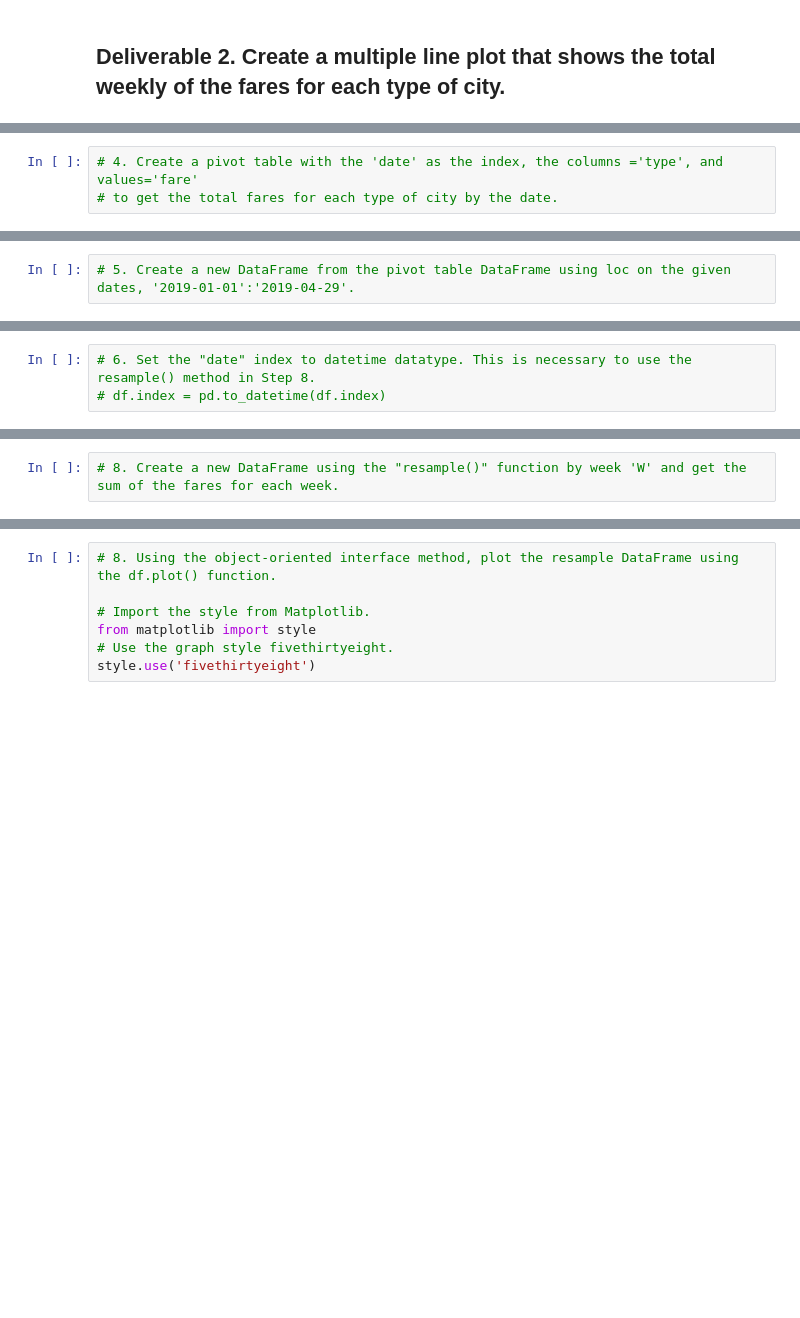
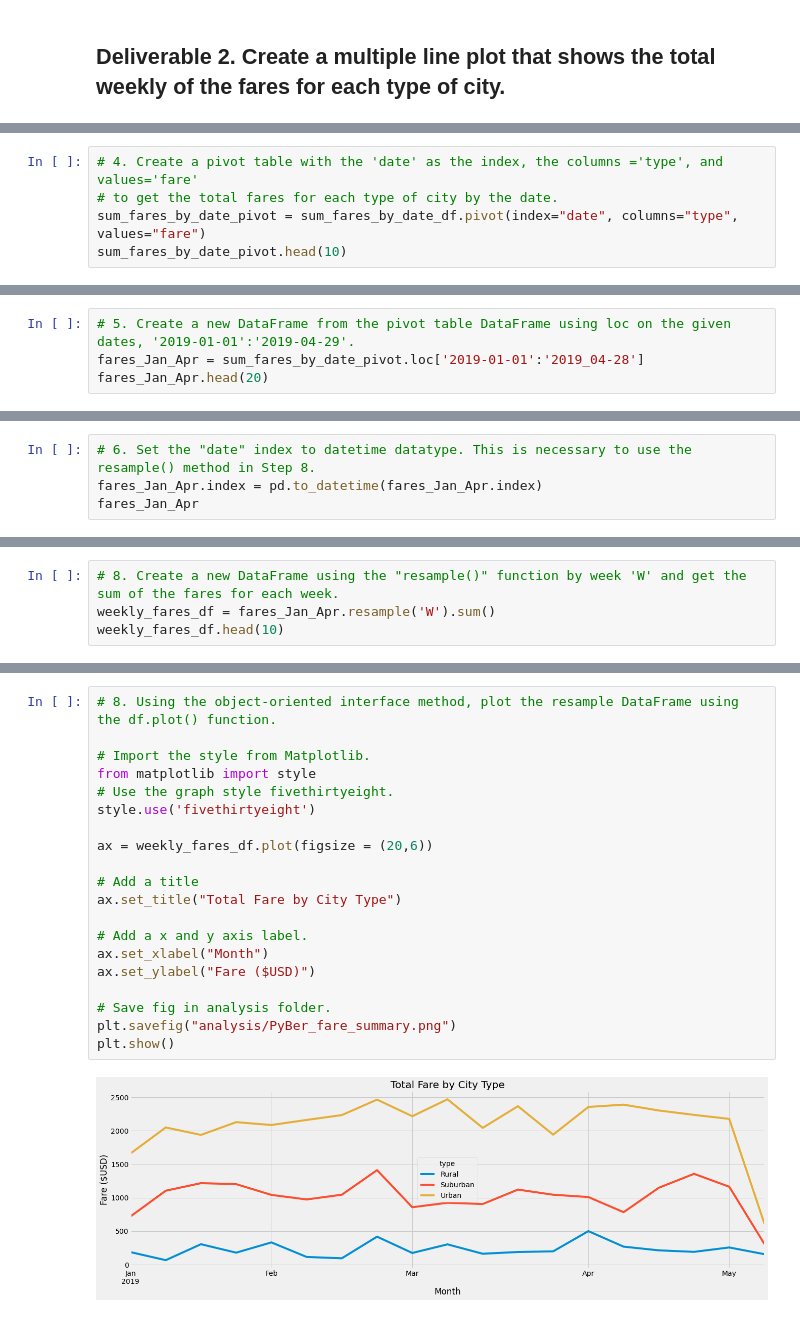
Before and after one commit to kaygar86/PyBer_Analysis, a Jupyter notebook: PyBer_Challenge_starter_code (1).ipynb, the cells around one changed output, grey strips where cells are left out. Saved outputs shown, nothing was run; the diff lists cells and outputs as text; blank space fills up the shorter version.

```diff
--- a/PyBer_Challenge_starter_code (1).ipynb
+++ b/PyBer_Challenge_starter_code (1).ipynb
@@ -159,3 +204,5 @@ pyber_summary_df
 # %%
 # 4. Create a pivot table with the 'date' as the index, the columns ='type', and values='fare'
 # to get the total fares for each type of city by the date.
+sum_fares_by_date_pivot = sum_fares_by_date_df.pivot(index="date", columns="type", values="fare")
+sum_fares_by_date_pivot.head(10)
@@ -162,2 +222,4 @@ pyber_summary_df
 # %%
 # 5. Create a new DataFrame from the pivot table DataFrame using loc on the given dates, '2019-01-01':'2019-04-29'.
+fares_Jan_Apr = sum_fares_by_date_pivot.loc['2019-01-01':'2019_04-28']
+fares_Jan_Apr.head(20)
@@ -164,3 +245,4 @@ pyber_summary_df
 # %%
 # 6. Set the "date" index to datetime datatype. This is necessary to use the resample() method in Step 8.
-# df.index = pd.to_datetime(df.index)
+fares_Jan_Apr.index = pd.to_datetime(fares_Jan_Apr.index)
+fares_Jan_Apr
@@ -169,2 +278,4 @@ pyber_summary_df
 # %%
 # 8. Create a new DataFrame using the "resample()" function by week 'W' and get the sum of the fares for each week.
+weekly_fares_df = fares_Jan_Apr.resample('W').sum()
+weekly_fares_df.head(10)
@@ -171,7 +295,22 @@ pyber_summary_df
 # %%
 # 8. Using the object-oriented interface method, plot the resample DataFrame using the df.plot() function.
 
 # Import the style from Matplotlib.
 from matplotlib import style
 # Use the graph style fivethirtyeight.
 style.use('fivethirtyeight')
+
+ax = weekly_fares_df.plot(figsize = (20,6))
+
+# Add a title
+ax.set_title("Total Fare by City Type")
+
+# Add a x and y axis label.
+ax.set_xlabel("Month")
+ax.set_ylabel("Fare ($USD)")
+
+# Save fig in analysis folder.
+plt.savefig("analysis/PyBer_fare_summary.png")
+plt.show()
+# %% [output]
+[figure, added]
```
Also changed, not shown: parts of 8 cells of this notebook, 1 other file.
